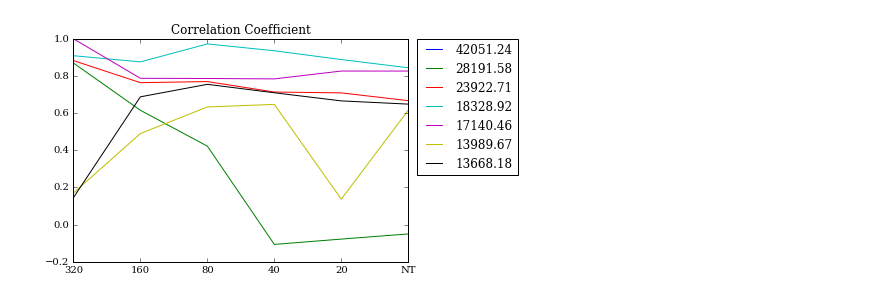
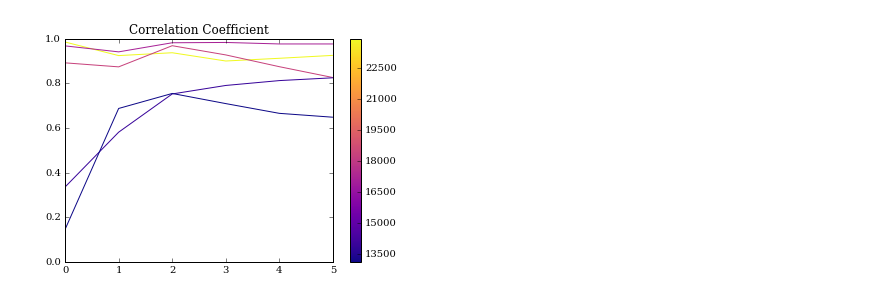
Before and after one commit to elliesch/pulsar_codes, a Jupyter notebook: Subplots.ipynb, the cells around one changed output. Saved outputs shown, nothing was run; the diff lists cells and outputs as text; code cells hidden in the pictures.

```diff
--- a/Subplots.ipynb
+++ b/Subplots.ipynb
@@ -204,9 +277,10 @@ def make_arrays(psrname, MJDint):
 # %%
-days=(56201, 56577, 57305, 57302, 56458, 56380, 57319, 56934, 57041)
-SNR=(42051.24, 28191.58, 23922.71, 18328.92, 17335.41, 17140.46,
-     13989.67, 13668.18, 13117.22)
-days=(56201, 56577, 57305, 57302, 56380, 57319, 57041)
-SNR=(42051.24, 28191.58, 23922.71, 18328.92, 17140.46, 13989.67, 13668.18)# 13117.22)
+# days=(56201, 56577, 57305, 57302, 56458, 56380, 57319, 56934, 57041)
+# SNR=(42051.24, 28191.58, 23922.71, 18328.92, 17335.41, 17140.46,
+#      13989.67, 13668.18, 13117.22)
+days=(57305, 57302, 56380, 57319, 57041)
+SNR=(23922.71, 18328.92, 17140.46, 13989.67, 13117.22)
+
 
 plotjitter=OrderedDict()
 plotcorr=OrderedDict()
@@ -215,22 +289,73 @@ for ii,jj in zip(days, SNR):
     plotjitter[jj]=arrays[0]
     plotcorr[jj]=arrays[1]
 
-plt.figure()
+
+fig, ax = plt.subplots()
 plt.title('Correlation Coefficient')
+x=[]
+y=[]
+z=[]
+ticks=[]
 for SNRval, data_dict in plotcorr.iteritems():
-    x=range(len(data_dict))
-    y=data_dict.values()
-    plt.plot(x,y, label=str(SNRval))
-    plt.xticks(range(len(data_dict)), data_dict.keys())
-    plt.legend(bbox_to_anchor=(1, 1.04), loc=2, borderaxespad=0.75)
+    x.append(range(len(data_dict)))
+    y.append(data_dict.values())
+    z.append(SNRval)
+    ticks.append(data_dict.keys())
 
-plt.figure()
+x=np.array(x)
+y=np.array(y)
+z=np.array(z)
+
+prelines=np.array(zip(x,y))
+lines = [zip(x,y) for x,y in prelines]
+lines = LineCollection(lines, array=z, cmap=plt.cm.plasma, linewidths=1)
+ax.add_collection(lines)
+ax.set_xlim(0,5)
+# ax.set_xticklabels('320', '160', '80', '40', '20')
+fig.colorbar(lines)
+
+fig, ax = plt.subplots()
 plt.title('Jitter Ratio')
+i=[]
+j=[]
+k=[]
+ticks=[]
 for SNRval, data_dict in plotjitter.iteritems():
-    x=range(len(data_dict))
-    y=data_dict.values()
-    plt.plot(x,y, label=str(SNRval))
-    plt.xticks(range(len(data_dict)), data_dict.keys())
-    plt.ylim(0,6)
-    plt.legend(bbox_to_anchor=(1, 1.04), loc=2, borderaxespad=0.75)
+    i.append(range(len(data_dict)))
+    j.append(data_dict.values())
+    k.append(SNRval)
+    ticks.append(data_dict.keys())
+
+i=np.array(i)
+j=np.array(j)
+k=np.array(k)
+
+prelines=np.array(zip(i,j))
+lines = [zip(a,b) for a,b in prelines]
+lines = LineCollection(lines, array=k, cmap=plt.cm.plasma, linewidths=1)
+ax.add_collection(lines)
+ax.set_ylim(1,10)
+ax.set_xlim(0,5)
+fig.colorbar(lines)
+
+
+
+# plt.figure()
+# plt.title('Correlation Coefficient')
+# for SNRval, data_dict in plotcorr.iteritems():
+#     x=range(len(data_dict))
+#     y=data_dict.values()
+#     plt.plot(x,y, label=str(SNRval))
+#     plt.xticks(range(len(data_dict)), data_dict.keys())
+#     plt.legend(bbox_to_anchor=(1, 1.04), loc=2, borderaxespad=0.75)
+
+# plt.figure()
+# plt.title('Jitter Ratio')
+# for SNRval, data_dict in plotjitter.iteritems():
+#     x=range(len(data_dict))
+#     y=data_dict.values()
+#     plt.plot(x,y, label=str(SNRval))
+#     plt.xticks(range(len(data_dict)), data_dict.keys())
+#     plt.ylim(0,10)
+#     plt.legend(bbox_to_anchor=(1, 1.04), loc=2, borderaxespad=0.75)
 # %% [output]
@@ -237 +363 @@ for SNRval, data_dict in plotjitter.iteritems():
-[figure, old version]
+[figure, new version]
```
Also changed, not shown: parts of 11 cells of this notebook.
